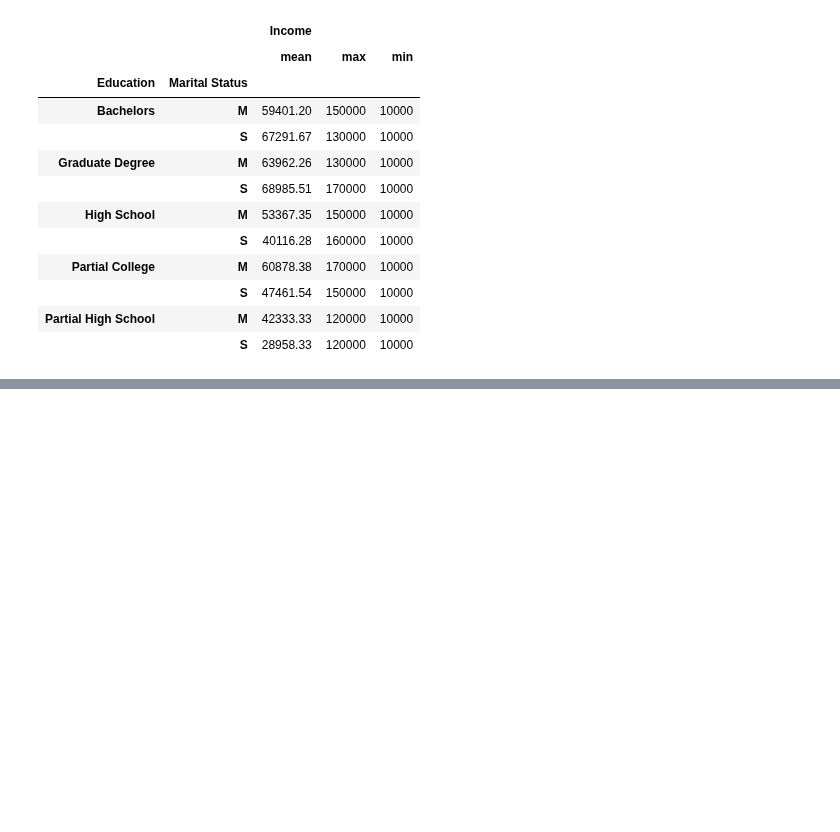
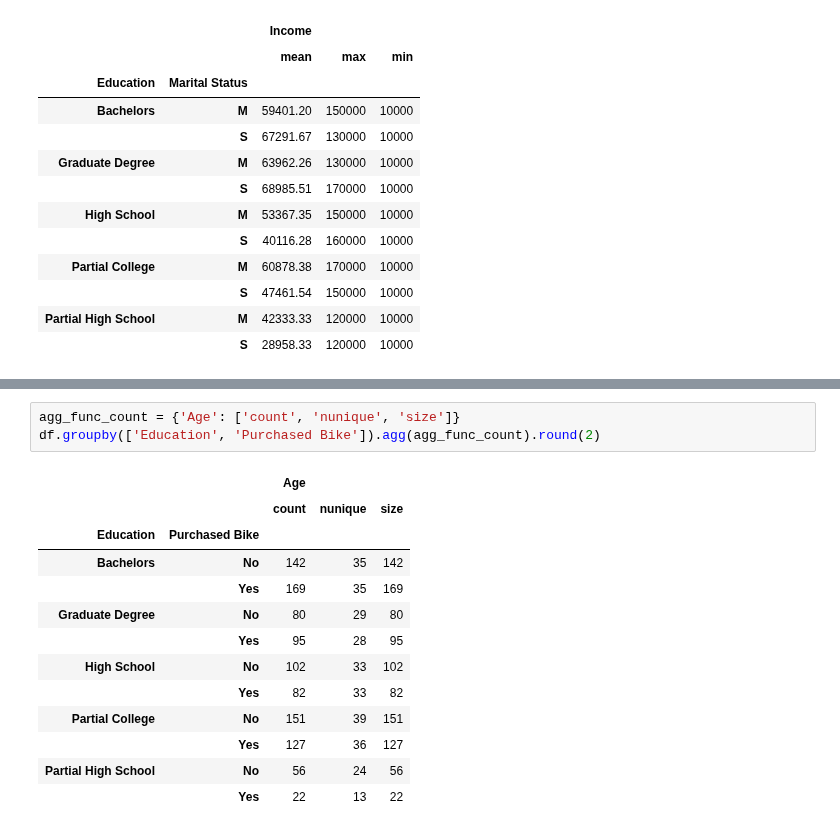
Before and after one commit to sledhead/simple_python, a Jupyter notebook: pandas_test.ipynb, the cells around one changed output, grey strips where cells are left out. Cells and saved outputs as stored; diff of their text form; blank space fills up the shorter version.

```diff
--- a/pandas_test.ipynb
+++ b/pandas_test.ipynb
@@ -252,0 +267,17 @@ df.groupby(['Education', 'Marital Status']).agg(agg_func_count).round(2)
+# %%
+agg_func_count = {'Age': ['count', 'nunique', 'size']}
+df.groupby(['Education', 'Purchased Bike']).agg(agg_func_count).round(2)
+# %% [output]
+|  |  | Age |  |  |
+|  |  | count | nunique | size |
+| Education | Purchased Bike |  |  |  |
+| Bachelors | No | 142 | 35 | 142 |
+|  | Yes | 169 | 35 | 169 |
+| Graduate Degree | No | 80 | 29 | 80 |
+|  | Yes | 95 | 28 | 95 |
+| High School | No | 102 | 33 | 102 |
+|  | Yes | 82 | 33 | 82 |
+| Partial College | No | 151 | 39 | 151 |
+|  | Yes | 127 | 36 | 127 |
+| Partial High School | No | 56 | 24 | 56 |
+|  | Yes | 22 | 13 | 22 |
```
Also changed, not shown: parts of 1 cell of this notebook.
